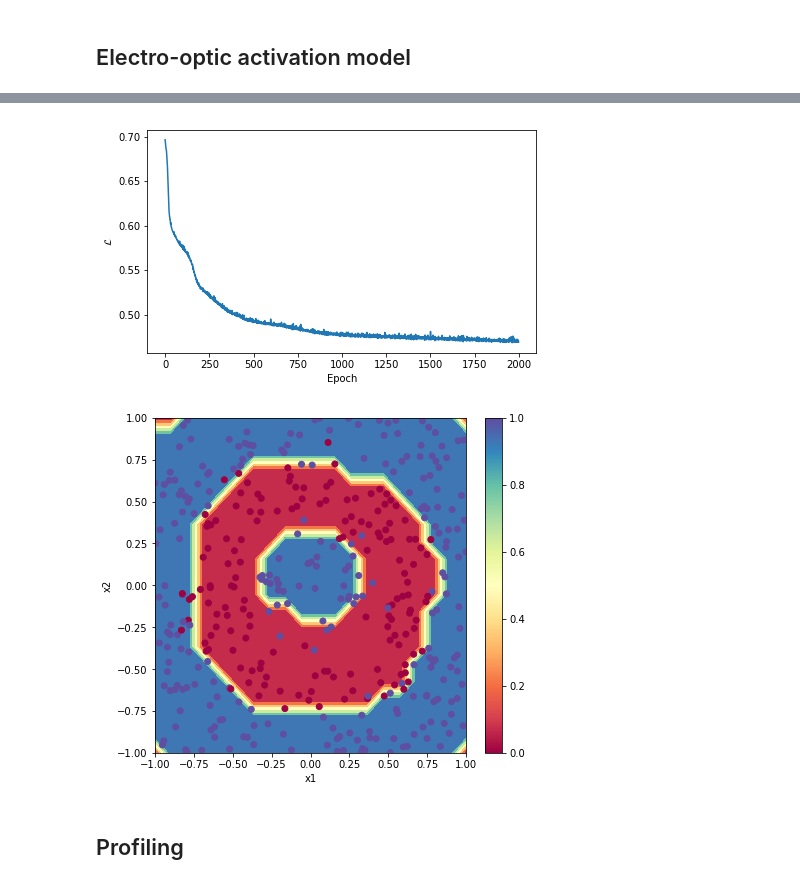
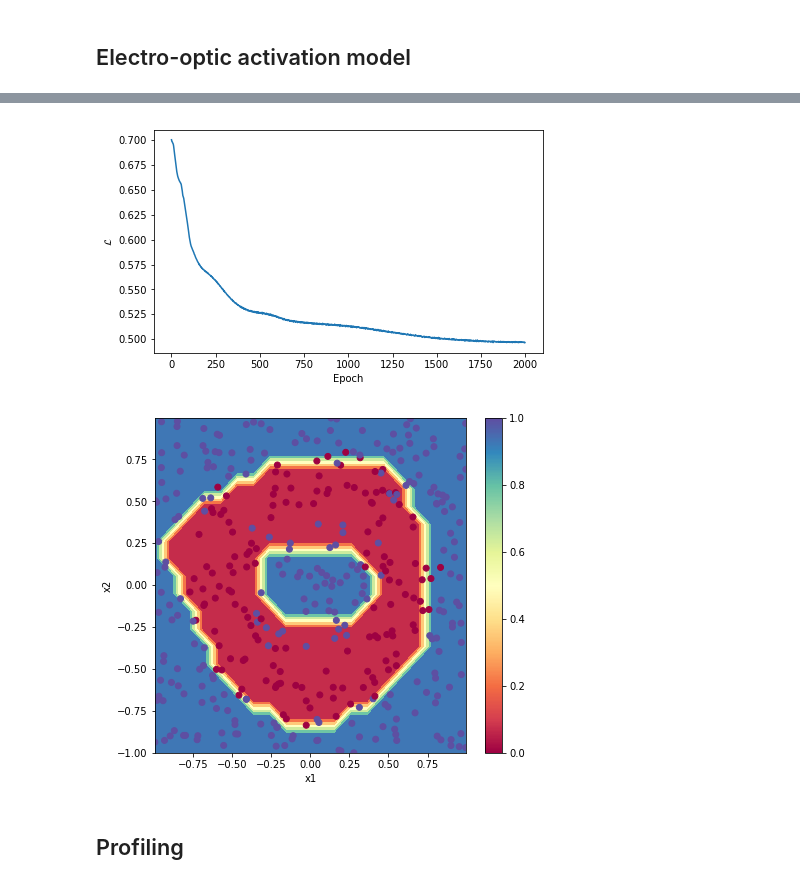
Before and after one commit to fancompute/neuroptica-notebooks, a Jupyter notebook: ONN_simulations.ipynb, the cells around one changed output, grey strips where cells are left out. Cells and saved outputs as stored; diff of their text form; code cells hidden in the pictures.

```diff
--- a/ONN_simulations.ipynb
+++ b/ONN_simulations.ipynb
@@ -140,9 +139,9 @@ eo_settings = { 'power_tapped':      0.05,
 
 actEO = neu.ElectroOpticActivation(1, **eo_settings)
 
-x = np.linspace(0,3,100)
-plt.plot(np.real(actEO.forward_pass(x)),label="Re")
-plt.plot(np.imag(actEO.forward_pass(x)),label="Im")
+x = np.linspace(0,800,1000)
+plt.plot(x, np.real(actEO.forward_pass(x)),label="Re")
+plt.plot(x, np.imag(actEO.forward_pass(x)),label="Im")
 plt.legend()
 plt.show()
 # %% [output]
@@ -150,40 +149,36 @@ plt.show()
 # %%
 N = 4
-mask = 10.0 * np.ones(N)
-
 model = neu.Sequential([
-    neu.ClementsLayer(N),
-    neu.Activation(neu.ElectroOpticActivation(N, **eo_settings)),
     neu.ClementsLayer(N),
     neu.Activation(neu.ElectroOpticActivation(N, **eo_settings)),
     neu.ClementsLayer(N),
     neu.Activation(neu.ElectroOpticActivation(N, **eo_settings)),
     neu.ClementsLayer(N),
     neu.Activation(neu.AbsSquared(N)),
     neu.DropMask(N, keep_ports=[0,1])
 ])
 
 P0 = 3
 X_formatted = np.array(np.pad(X, ((0,0),(0,N-2)), mode="constant"))
 for i, x in enumerate(X_formatted):
     X_formatted[i][2] = np.sqrt(P0 - np.sum(x**2))
 X_formatted = X_formatted.T
 Y_formatted = Y.T
 
 # opt = neu.InSituGradientDescent(model, neu.CategoricalCrossEntropy, learning_rate=0.005)
 opt = neu.InSituAdam(model, neu.CategoricalCrossEntropy, step_size=0.002)
-losses = opt.fit(X_formatted, Y_formatted, epochs=2000, batch_size=50)
+losses = opt.fit(X_formatted, Y_formatted, epochs=2000, batch_size=100)
 plt.plot(losses)
 plt.xlabel("Epoch")
 plt.ylabel("$\mathcal{L}$")
 plt.show()
 # %% [output]
 [interactive output not drawn]
-[figure, old version]
+[figure, new version]
 # %%
 plot_planar_boundary(X_formatted, Y_formatted, model, P0=P0)
 # %% [output]
-[figure, old version]
+[figure, new version]
 # %% [markdown]
 ## Profiling
 # %%
```
Also changed, not shown: parts of 3 cells of this notebook, 2 other files.
